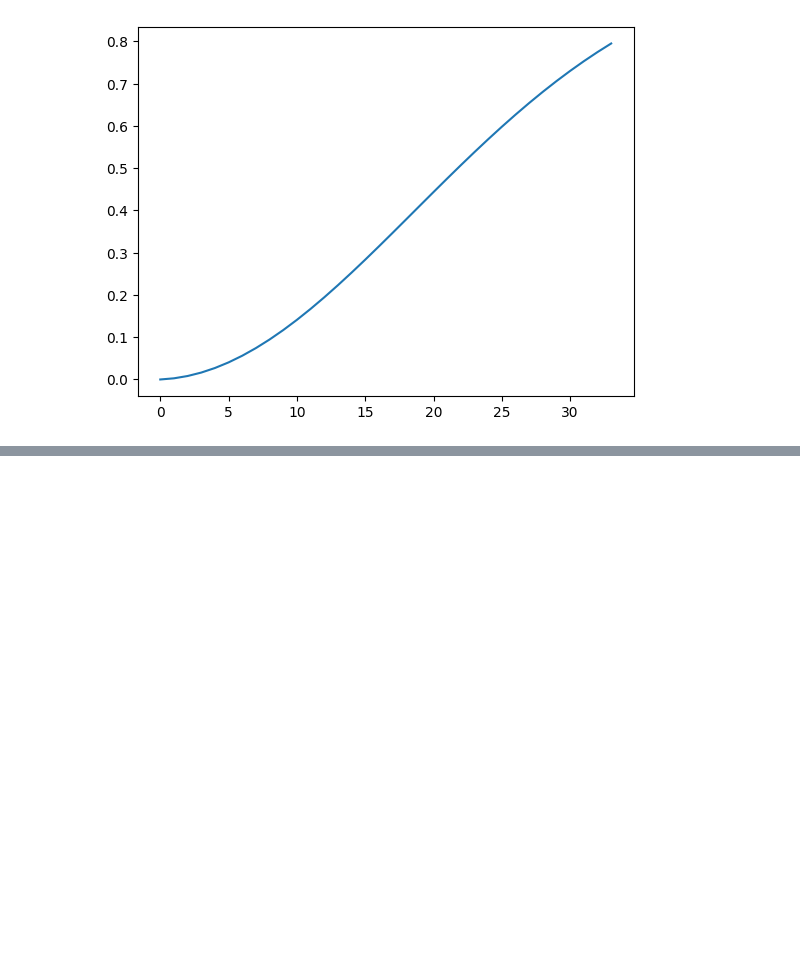
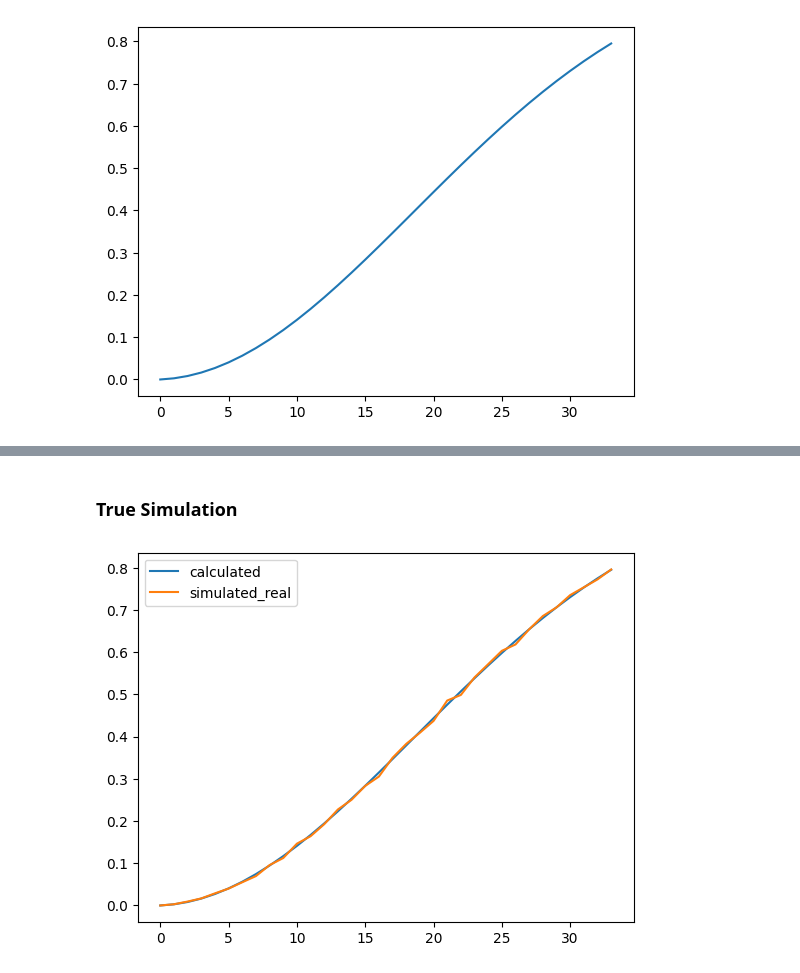
Before and after one commit to presiZHai/Birthdays-Problem, a Jupyter notebook: calculating.ipynb, the cells around one changed output, grey strips where cells are left out. Drawn from its saved outputs; the diff is of its cells as text; code cells hidden in the pictures; blank space fills up the shorter version.

```diff
--- a/calculating.ipynb
+++ b/calculating.ipynb
@@ -42,0 +186,22 @@ plt.legend();
+# %% [markdown]
+### True Simulation
+# %%
+plot_df = (df
+  .assign(date = lambda d: pd.to_datetime(d['date']))
+  .assign(day_of_year = lambda d: d['date'].dt.dayofyear)
+  .groupby('day_of_year')
+  .agg(n_births=('births', 'sum'))
+  .assign(p = lambda d: d['n_births']/d['n_births'].sum()))
+
+def sim_real_once(room = 20):
+    r = np.random.choice(probabilities.index, p=probabilities, size=room)
+    return np.unique(r).shape[0] != room
+
+def simulate_real(room = 20, n_sim = 1000):
+    return np.mean([sim_real_once(room) for _ in range(n_sim)])
+
+plt.plot([calculate(r) for r in range(1, 35)], label="calculated")
+plt.plot([simulate_real(room = i, n_sim=10_000) for i in range(1, 35)], label="simulated_real")
+plt.legend();
+# %% [output]
+[figure, added]
```
Also changed, not shown: parts of 20 cells of this notebook, 1 other file.
